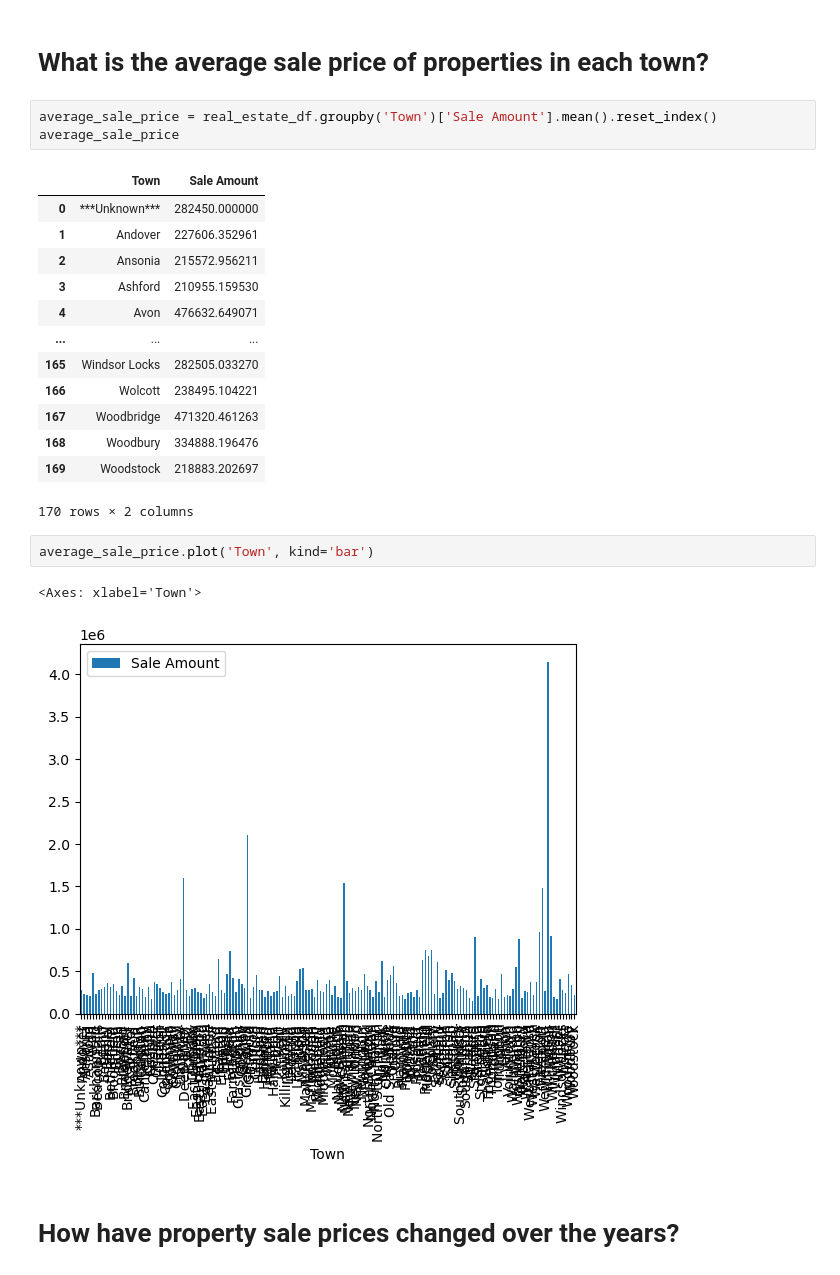
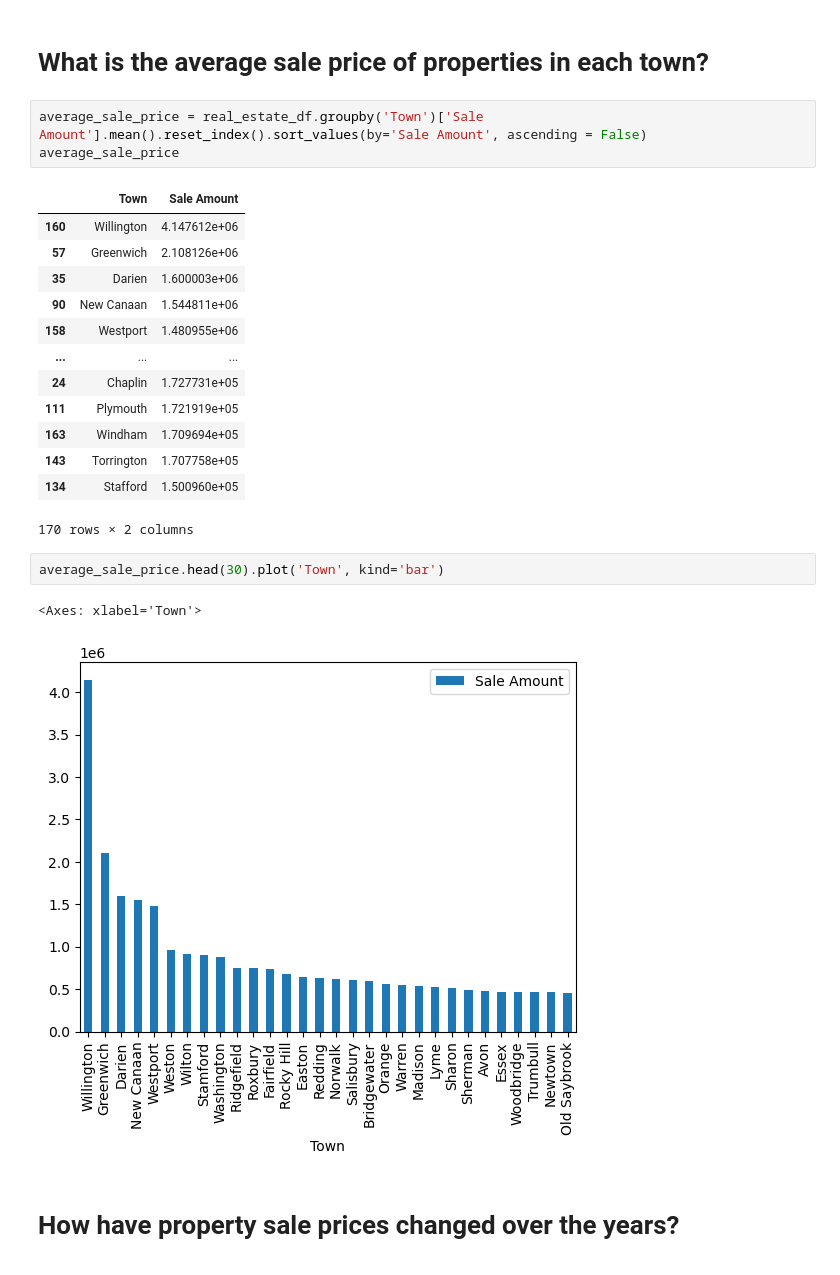
Before and after one commit to zaheeruddinlodhi/DA13_Capstone_Zaheer, a Jupyter notebook: Notebook/Real_Estate.ipynb, the cells around one changed output. Drawn from its saved outputs; the diff is of its cells as text.

```diff
--- a/Notebook/Real_Estate.ipynb
+++ b/Notebook/Real_Estate.ipynb
@@ -113,27 +191,27 @@ real_estate_df
 # %% [markdown]
 # What is the average sale price of properties in each town?
 # %%
-average_sale_price = real_estate_df.groupby('Town')['Sale Amount'].mean().reset_index()
+average_sale_price = real_estate_df.groupby('Town')['Sale Amount'].mean().reset_index().sort_values(by='Sale Amount', ascending = False)
 average_sale_price
 # %% [output]
 |  | Town | Sale Amount |
-| 0 | ***Unknown*** | 282450.000000 |
-| 1 | Andover | 227606.352961 |
-| 2 | Ansonia | 215572.956211 |
-| 3 | Ashford | 210955.159530 |
-| 4 | Avon | 476632.649071 |
+| 160 | Willington | 4.147612e+06 |
+| 57 | Greenwich | 2.108126e+06 |
+| 35 | Darien | 1.600003e+06 |
+| 90 | New Canaan | 1.544811e+06 |
+| 158 | Westport | 1.480955e+06 |
 | ... | ... | ... |
-| 165 | Windsor Locks | 282505.033270 |
-| 166 | Wolcott | 238495.104221 |
-| 167 | Woodbridge | 471320.461263 |
-| 168 | Woodbury | 334888.196476 |
-| 169 | Woodstock | 218883.202697 |
+| 24 | Chaplin | 1.727731e+05 |
+| 111 | Plymouth | 1.721919e+05 |
+| 163 | Windham | 1.709694e+05 |
+| 143 | Torrington | 1.707758e+05 |
+| 134 | Stafford | 1.500960e+05 |
 170 rows × 2 columns
 # %%
-average_sale_price.plot('Town', kind='bar')
+average_sale_price.head(30).plot('Town', kind='bar')
 # %% [output]
 <Axes: xlabel='Town'>
-[figure, old version]
+[figure, new version]
 # %% [markdown]
 # How have property sale prices changed over the years?
 # %%
```
Also changed, not shown: parts of 43 cells of this notebook.
